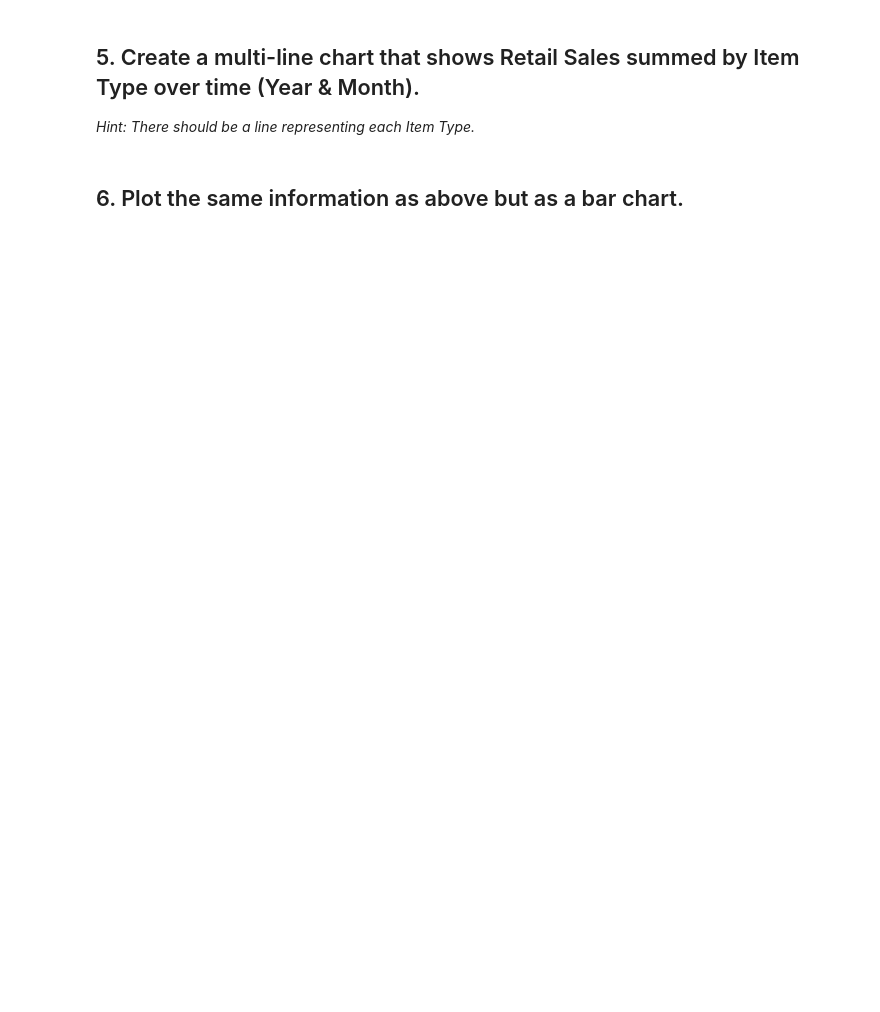
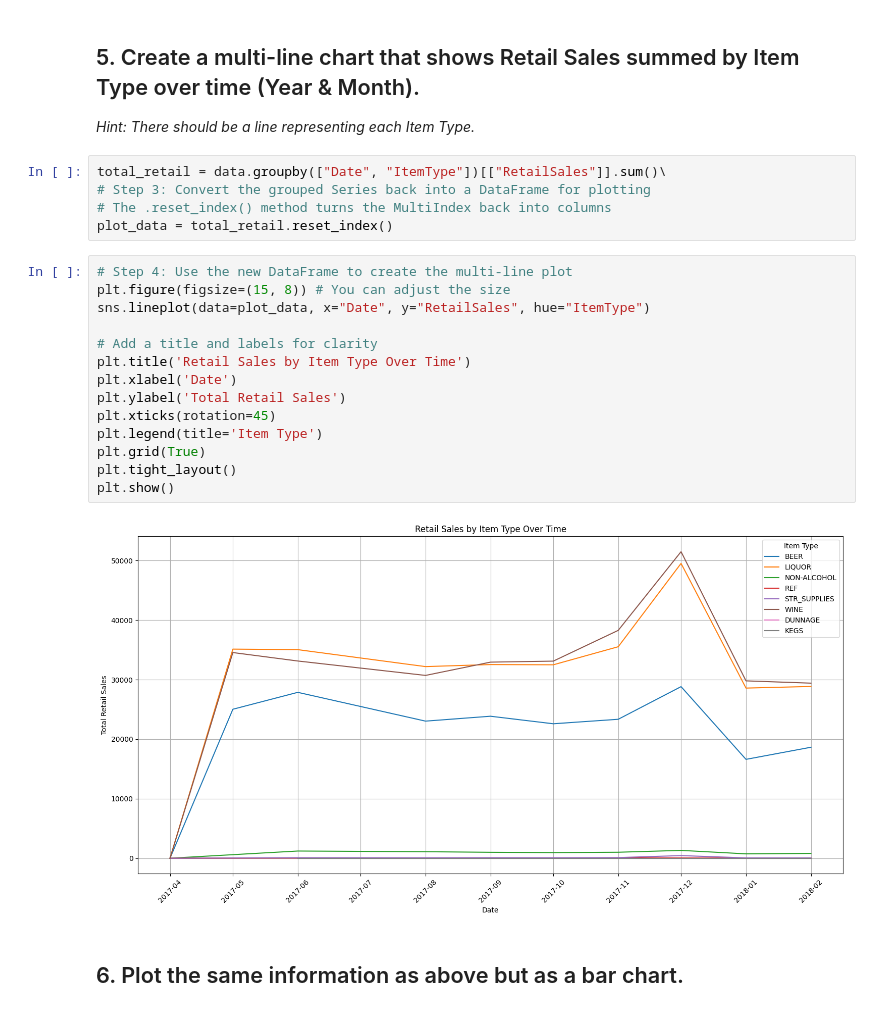
Before and after one commit to chandlershortlidge/lab-plotting-multiple-data-series, a Jupyter notebook: your-code/main.ipynb, the cells around one changed output. Saved outputs shown, nothing was run; the diff lists cells and outputs as text; blank space fills up the shorter version.

```diff
--- a/your-code/main.ipynb
+++ b/your-code/main.ipynb
@@ -135,5 +146,26 @@ plt.show()
 ## 5. Create a multi-line chart that shows Retail Sales summed by Item Type over time (Year & Month).
 
 *Hint: There should be a line representing each Item Type.*
+# %%
+total_retail = data.groupby(["Date", "ItemType"])[["RetailSales"]].sum()\
+# Step 3: Convert the grouped Series back into a DataFrame for plotting
+# The .reset_index() method turns the MultiIndex back into columns
+plot_data = total_retail.reset_index()
+# %%
+# Step 4: Use the new DataFrame to create the multi-line plot
+plt.figure(figsize=(15, 8)) # You can adjust the size
+sns.lineplot(data=plot_data, x="Date", y="RetailSales", hue="ItemType")
+
+# Add a title and labels for clarity
+plt.title('Retail Sales by Item Type Over Time')
+plt.xlabel('Date')
+plt.ylabel('Total Retail Sales')
+plt.xticks(rotation=45)
+plt.legend(title='Item Type')
+plt.grid(True)
+plt.tight_layout()
+plt.show()
+# %% [output]
+[figure, added]
 # %% [markdown]
 ## 6. Plot the same information as above but as a bar chart.
```
Also changed, not shown: parts of 4 cells of this notebook.
